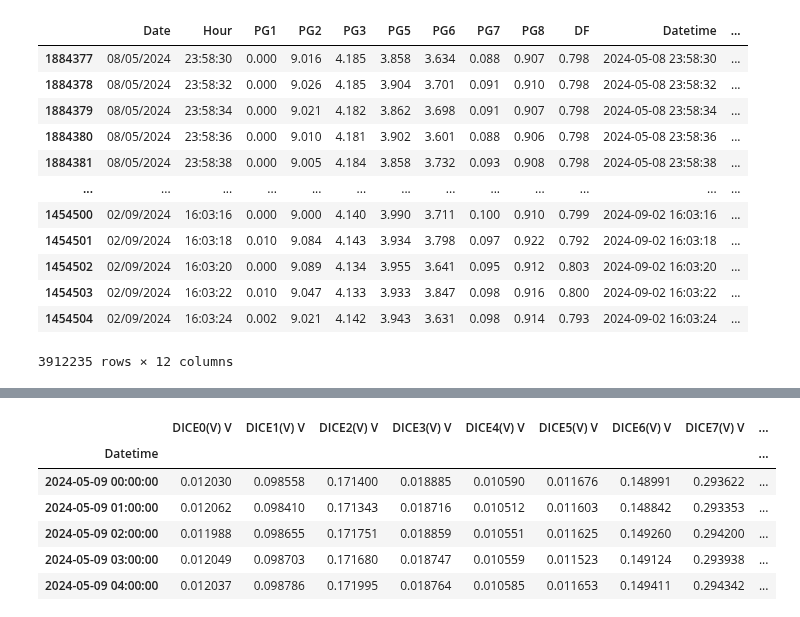
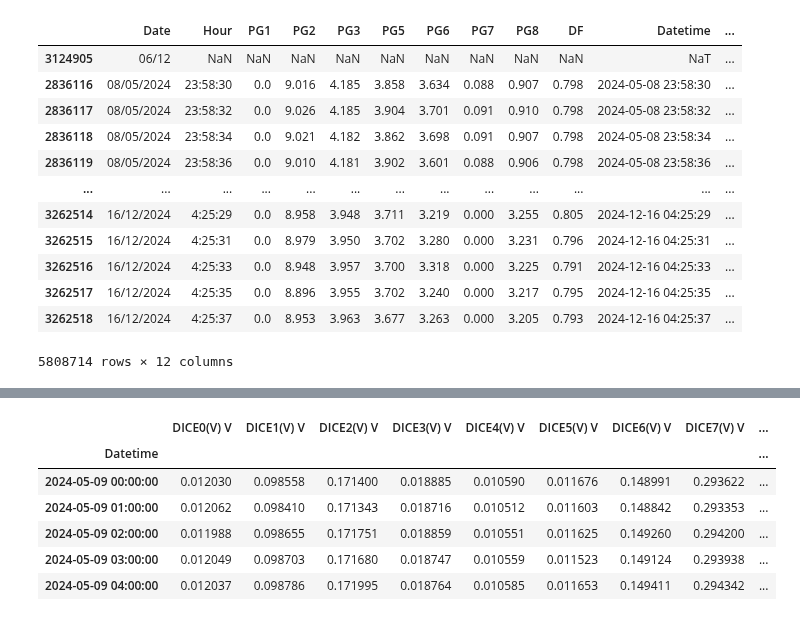
Before and after one commit to kvjmistry/DoubleBeta, a Jupyter notebook: NEXT100Monitoring/PlotGasPressure.ipynb, the cells around one changed output, grey strips where cells are left out. Saved outputs shown, nothing was run; the diff lists cells and outputs as text; code cells hidden in the pictures.

```diff
--- a/NEXT100Monitoring/PlotGasPressure.ipynb
+++ b/NEXT100Monitoring/PlotGasPressure.ipynb
@@ -4,7 +4,7 @@ import glob
 import matplotlib.pyplot as plt
 
 # Define the directory containing the text files
-directory = '/Users/mistryk2/Desktop/Pressure_Data'
+directory = '/Users/mistryk2/Desktop/Files/Pressure_Data'
 
 # Use glob to get all text files in the directory
 file_paths = glob.glob(f"{directory}/*Pressure*.txt")
@@ -52,16 +47,16 @@ display(GasPressure)
 |  | Date | Hour | PG1 | PG2 | PG3 | PG5 | PG6 | PG7 | PG8 | DF | Datetime | ... |
-| 1884377 | 08/05/2024 | 23:58:30 | 0.000 | 9.016 | 4.185 | 3.858 | 3.634 | 0.088 | 0.907 | 0.798 | 2024-05-08 23:58:30 | ... |
-| 1884378 | 08/05/2024 | 23:58:32 | 0.000 | 9.026 | 4.185 | 3.904 | 3.701 | 0.091 | 0.910 | 0.798 | 2024-05-08 23:58:32 | ... |
-| 1884379 | 08/05/2024 | 23:58:34 | 0.000 | 9.021 | 4.182 | 3.862 | 3.698 | 0.091 | 0.907 | 0.798 | 2024-05-08 23:58:34 | ... |
-| 1884380 | 08/05/2024 | 23:58:36 | 0.000 | 9.010 | 4.181 | 3.902 | 3.601 | 0.088 | 0.906 | 0.798 | 2024-05-08 23:58:36 | ... |
-| 1884381 | 08/05/2024 | 23:58:38 | 0.000 | 9.005 | 4.184 | 3.858 | 3.732 | 0.093 | 0.908 | 0.798 | 2024-05-08 23:58:38 | ... |
+| 3124905 | 06/12 | NaN | NaN | NaN | NaN | NaN | NaN | NaN | NaN | NaN | NaT | ... |
+| 2836116 | 08/05/2024 | 23:58:30 | 0.0 | 9.016 | 4.185 | 3.858 | 3.634 | 0.088 | 0.907 | 0.798 | 2024-05-08 23:58:30 | ... |
+| 2836117 | 08/05/2024 | 23:58:32 | 0.0 | 9.026 | 4.185 | 3.904 | 3.701 | 0.091 | 0.910 | 0.798 | 2024-05-08 23:58:32 | ... |
+| 2836118 | 08/05/2024 | 23:58:34 | 0.0 | 9.021 | 4.182 | 3.862 | 3.698 | 0.091 | 0.907 | 0.798 | 2024-05-08 23:58:34 | ... |
+| 2836119 | 08/05/2024 | 23:58:36 | 0.0 | 9.010 | 4.181 | 3.902 | 3.601 | 0.088 | 0.906 | 0.798 | 2024-05-08 23:58:36 | ... |
 | ... | ... | ... | ... | ... | ... | ... | ... | ... | ... | ... | ... | ... |
-| 1454500 | 02/09/2024 | 16:03:16 | 0.000 | 9.000 | 4.140 | 3.990 | 3.711 | 0.100 | 0.910 | 0.799 | 2024-09-02 16:03:16 | ... |
-| 1454501 | 02/09/2024 | 16:03:18 | 0.010 | 9.084 | 4.143 | 3.934 | 3.798 | 0.097 | 0.922 | 0.792 | 2024-09-02 16:03:18 | ... |
-| 1454502 | 02/09/2024 | 16:03:20 | 0.000 | 9.089 | 4.134 | 3.955 | 3.641 | 0.095 | 0.912 | 0.803 | 2024-09-02 16:03:20 | ... |
-| 1454503 | 02/09/2024 | 16:03:22 | 0.010 | 9.047 | 4.133 | 3.933 | 3.847 | 0.098 | 0.916 | 0.800 | 2024-09-02 16:03:22 | ... |
-| 1454504 | 02/09/2024 | 16:03:24 | 0.002 | 9.021 | 4.142 | 3.943 | 3.631 | 0.098 | 0.914 | 0.793 | 2024-09-02 16:03:24 | ... |
+| 3262514 | 16/12/2024 | 4:25:29 | 0.0 | 8.958 | 3.948 | 3.711 | 3.219 | 0.000 | 3.255 | 0.805 | 2024-12-16 04:25:29 | ... |
+| 3262515 | 16/12/2024 | 4:25:31 | 0.0 | 8.979 | 3.950 | 3.702 | 3.280 | 0.000 | 3.231 | 0.796 | 2024-12-16 04:25:31 | ... |
+| 3262516 | 16/12/2024 | 4:25:33 | 0.0 | 8.948 | 3.957 | 3.700 | 3.318 | 0.000 | 3.225 | 0.791 | 2024-12-16 04:25:33 | ... |
+| 3262517 | 16/12/2024 | 4:25:35 | 0.0 | 8.896 | 3.955 | 3.702 | 3.240 | 0.000 | 3.217 | 0.795 | 2024-12-16 04:25:35 | ... |
+| 3262518 | 16/12/2024 | 4:25:37 | 0.0 | 8.953 | 3.963 | 3.677 | 3.263 | 0.000 | 3.205 | 0.793 | 2024-12-16 04:25:37 | ... |
-3912235 rows × 12 columns
+5808714 rows × 12 columns
 # %%
 # Now load in the dice
 
```
Also changed, not shown: parts of 2 cells of this notebook, 1 other file.
